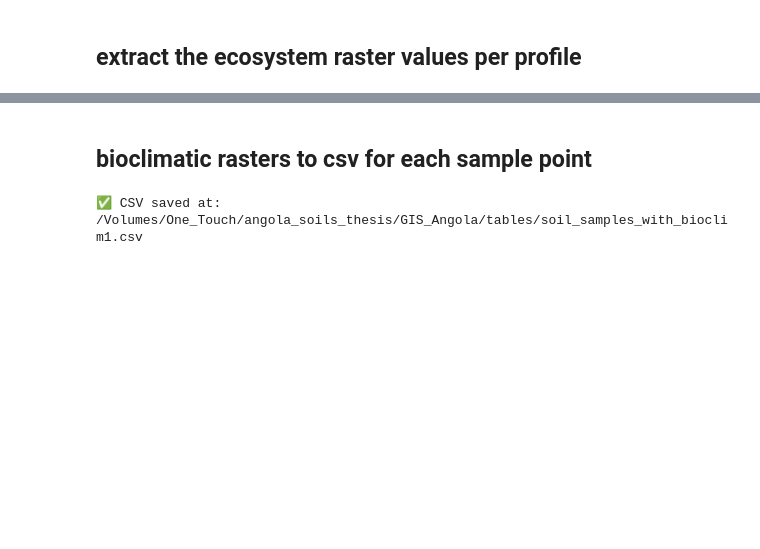
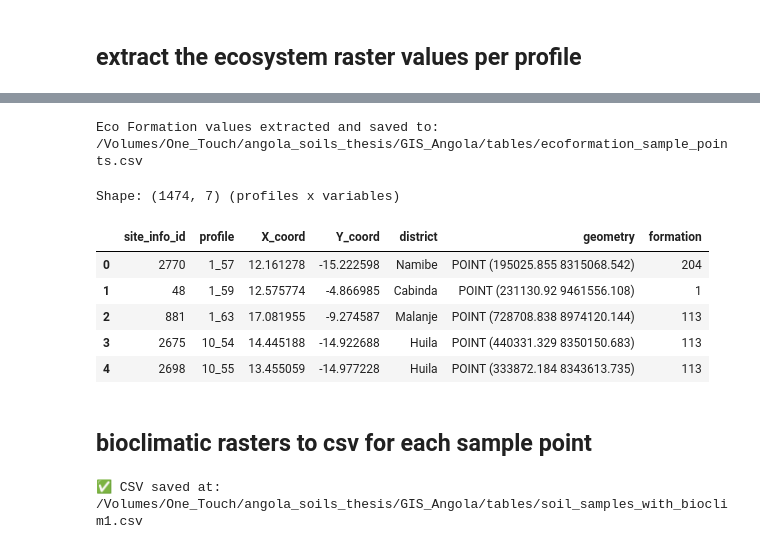
Before and after one commit to inesschwartz/ThesisSoilAngola, a Jupyter notebook: SOC_stock_model/table_prep.ipynb, the cells around one changed output, grey strips where cells are left out. Saved outputs shown, nothing was run; the diff lists cells and outputs as text; code cells hidden in the pictures; blank space fills up the shorter version.

```diff
--- a/SOC_stock_model/table_prep.ipynb
+++ b/SOC_stock_model/table_prep.ipynb
@@ -756,3 +705,51 @@ ecosystems_points_clean.head(2)
+# %%
+import rasterio
+import geopandas as gpd
+
+# --- Load point layer (GeoPackage, choose correct layer if needed) ---
+points_path = "/Volumes/One_Touch/angola_soils_thesis/GIS_Angola/data_processed/usable_site_info_epsg32733_clean.gpkg"
+points = gpd.read_file(
+    points_path,
+    layer="usable_sites_clean"
+)
+
+# --- Load raster (ecosystem.tif) ---
+raster_path = "/Volumes/One_Touch/angola_soils_thesis/GIS_Angola/data_processed/covariates_rasters/labelled_ecosystems32733_1km.tif"
+with rasterio.open(raster_path) as raster:
+    # Match CRS
+    if points.crs != raster.crs:
+        points = points.to_crs(raster.crs)
+
+    # Extract **band-1** values at each point location
+    coords = [(geom.x, geom.y) for geom in points.geometry]
+    points["formation"] = [val[0] for val in raster.sample(coords)]
+
+# --- Define your working DataFrame ---
+points = points.copy()
+
+# --- Drop unnecessary columns ---
+drop_cols = ["geo_features_id", "climate_id", "topo_id", "soil_type_id"]
+points_clean = points.drop(columns=drop_cols, errors="ignore")
+
+
+# --- Save or use the results ---
+out_csv = "/Volumes/One_Touch/angola_soils_thesis/GIS_Angola/tables/ecoformation_sample_points.csv"
+points_clean.drop(columns="geometry").to_csv(out_csv, index=False)
+
+print(f"Eco Formation values extracted and saved to: {out_csv}")
+# %% [output]
+Eco Formation values extracted and saved to: /Volumes/One_Touch/angola_soils_thesis/GIS_Angola/tables/ecoformation_sample_points.csv
+# %%
+print(f"Shape: {points_clean.shape} (profiles x variables)")
+points_clean.head()
+# %% [output]
+Shape: (1474, 7) (profiles x variables)
+|  | site_info_id | profile | X_coord | Y_coord | district | geometry | formation |
+| 0 | 2770 | 1_57 | 12.161278 | -15.222598 | Namibe | POINT (195025.855 8315068.542) | 204 |
+| 1 | 48 | 1_59 | 12.575774 | -4.866985 | Cabinda | POINT (231130.92 9461556.108) | 1 |
+| 2 | 881 | 1_63 | 17.081955 | -9.274587 | Malanje | POINT (728708.838 8974120.144) | 113 |
+| 3 | 2675 | 10_54 | 14.445188 | -14.922688 | Huila | POINT (440331.329 8350150.683) | 113 |
+| 4 | 2698 | 10_55 | 13.455059 | -14.977228 | Huila | POINT (333872.184 8343613.735) | 113 |
 # %% [markdown]
 ## bioclimatic rasters to csv for each sample point
 # %%
```
Also changed, not shown: parts of 33 cells of this notebook.
